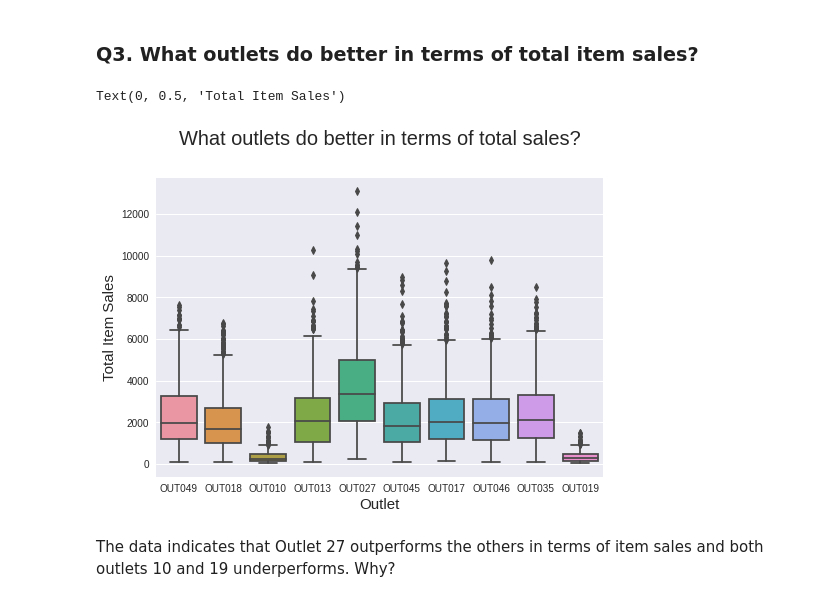
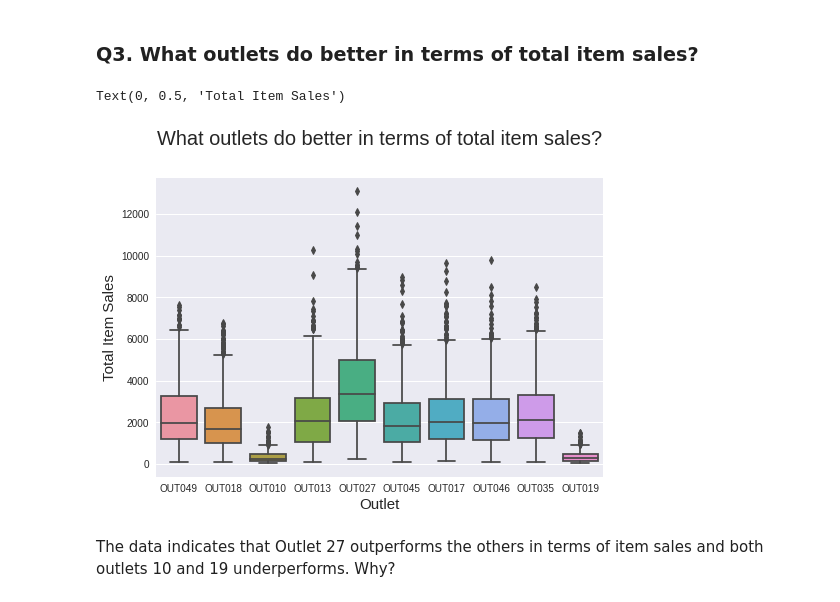
Before and after one commit to ialkamal/food-sales-predictions, a Jupyter notebook: food_sales_predictions.ipynb, the cells around one changed output. Saved outputs shown, nothing was run; the diff lists cells and outputs as text; code cells hidden in the pictures.

```diff
--- a/food_sales_predictions.ipynb
+++ b/food_sales_predictions.ipynb
@@ -505,12 +505,12 @@ There is no significant different in gross sales between low fat content items a
 ### Q3. What outlets do better in terms of total item sales?
 # %%
 sns.boxplot(x='Outlet_Identifier',y='Item_Outlet_Sales',data=sales_ds)
-plt.title("What outlets do better in terms of total sales?",size=20,y=1.09)
+plt.title("What outlets do better in terms of total item sales?",size=20,y=1.09)
 plt.xlabel("Outlet", size=15)
 plt.ylabel("Total Item Sales",size=15)
 # %% [output]
 Text(0, 0.5, 'Total Item Sales')
-[figure, old version]
+[figure, new version]
 # %% [markdown]
 The data indicates that Outlet 27 outperforms the others in terms of item sales and both outlets 10 and 19 underperforms. Why?
 # %%
```
